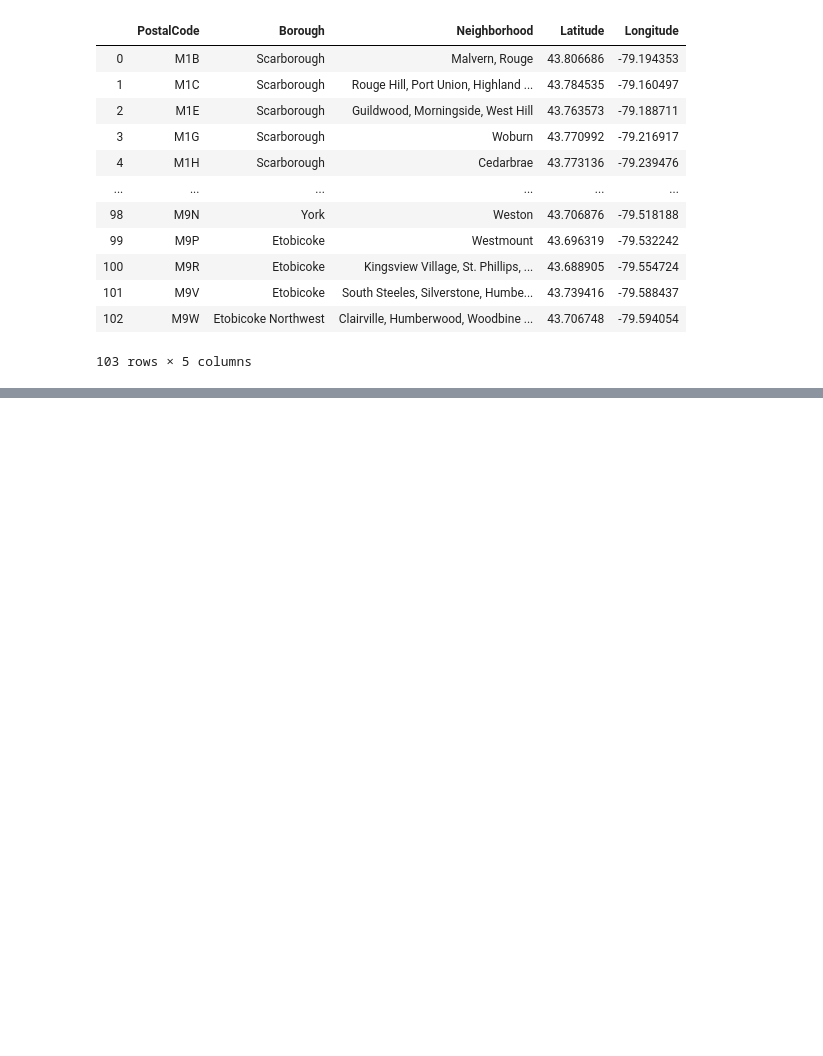
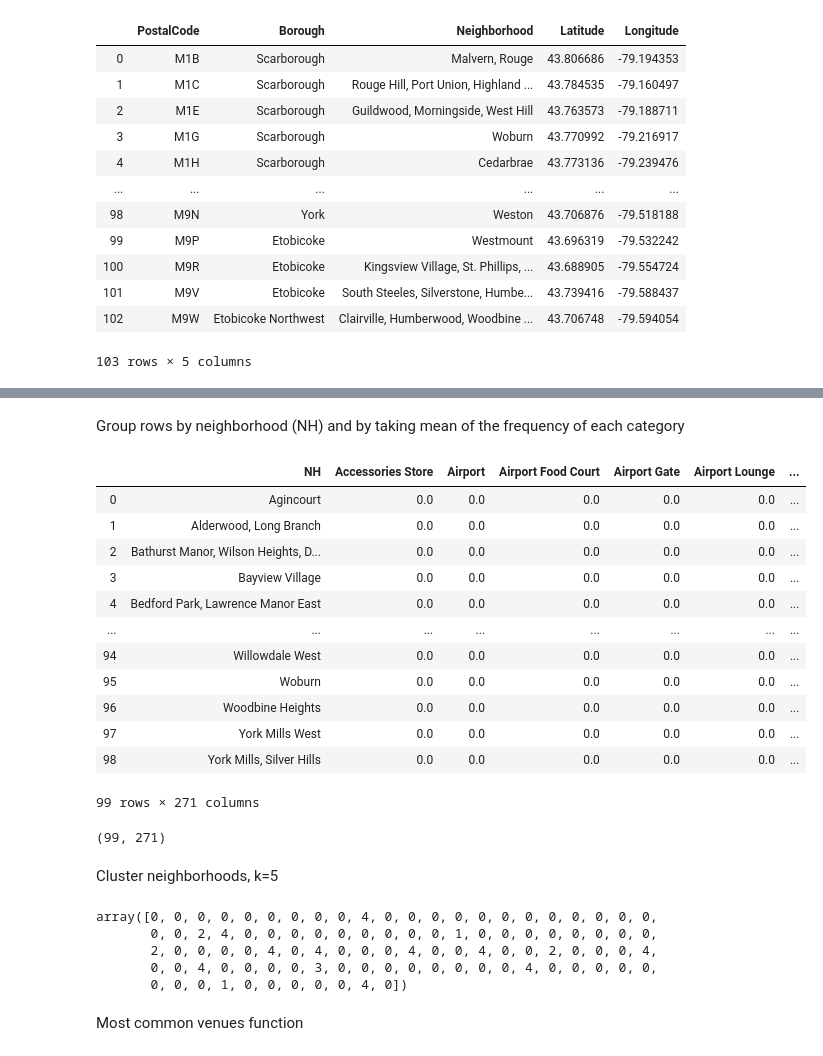
Before and after one commit to rzhao36/Coursera_Capstone, a Jupyter notebook: Toronto Project.ipynb, the cells around one changed output, grey strips where cells are left out. Cells and saved outputs as stored; diff of their text form; code cells hidden in the pictures; blank space fills up the shorter version.

```diff
--- a/Toronto Project.ipynb
+++ b/Toronto Project.ipynb
@@ -100,0 +212,25 @@ df
+# %% [markdown]
+Group rows by neighborhood (NH) and by taking mean of the frequency of each category
+# %%
+toronto_grouped = toronto_onehot.groupby("NH").mean().reset_index()
+toronto_grouped
+# %% [output]
+|  | NH | Accessories Store | Airport | Airport Food Court | Airport Gate | Airport Lounge | ... |
+| 0 | Agincourt | 0.0 | 0.0 | 0.0 | 0.0 | 0.0 | ... |
+| 1 | Alderwood, Long Branch | 0.0 | 0.0 | 0.0 | 0.0 | 0.0 | ... |
+| 2 | Bathurst Manor, Wilson Heights, D... | 0.0 | 0.0 | 0.0 | 0.0 | 0.0 | ... |
+| 3 | Bayview Village | 0.0 | 0.0 | 0.0 | 0.0 | 0.0 | ... |
+| 4 | Bedford Park, Lawrence Manor East | 0.0 | 0.0 | 0.0 | 0.0 | 0.0 | ... |
+| ... | ... | ... | ... | ... | ... | ... | ... |
+| 94 | Willowdale West | 0.0 | 0.0 | 0.0 | 0.0 | 0.0 | ... |
+| 95 | Woburn | 0.0 | 0.0 | 0.0 | 0.0 | 0.0 | ... |
+| 96 | Woodbine Heights | 0.0 | 0.0 | 0.0 | 0.0 | 0.0 | ... |
+| 97 | York Mills West | 0.0 | 0.0 | 0.0 | 0.0 | 0.0 | ... |
+| 98 | York Mills, Silver Hills | 0.0 | 0.0 | 0.0 | 0.0 | 0.0 | ... |
+99 rows × 271 columns
+# %%
+toronto_grouped.shape
+# %% [output]
+(99, 271)
+# %% [markdown]
+Cluster neighborhoods, k=5
@@ -100,0 +239,19 @@ df
+# %%
+# set number of clusters
+kclusters = 5
+
+toronto_grouped_clustering = toronto_grouped.drop('NH', 1)
+
+# run k-means clustering
+kmeans = KMeans(n_clusters=kclusters, random_state=0).fit(toronto_grouped_clustering)
+
+# check cluster labels generated for each row in the dataframe
+kmeans.labels_[0:]
+# %% [output]
+array([0, 0, 0, 0, 0, 0, 0, 0, 0, 4, 0, 0, 0, 0, 0, 0, 0, 0, 0, 0, 0, 0,
+       0, 0, 2, 4, 0, 0, 0, 0, 0, 0, 0, 0, 0, 1, 0, 0, 0, 0, 0, 0, 0, 0,
+       2, 0, 0, 0, 0, 4, 0, 4, 0, 0, 0, 4, 0, 0, 4, 0, 0, 2, 0, 0, 0, 4,
+       0, 0, 4, 0, 0, 0, 0, 3, 0, 0, 0, 0, 0, 0, 0, 0, 4, 0, 0, 0, 0, 0,
+       0, 0, 0, 1, 0, 0, 0, 0, 0, 4, 0])
+# %% [markdown]
+Most common venues function
```
Also changed, not shown: parts of 25 cells of this notebook.
